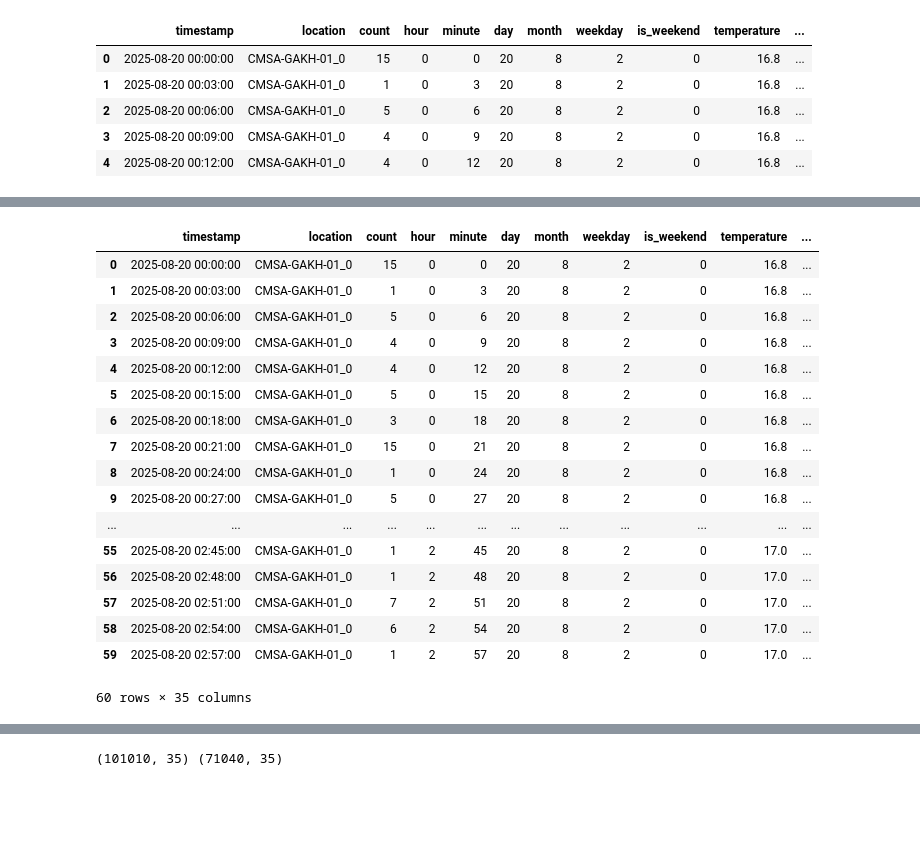
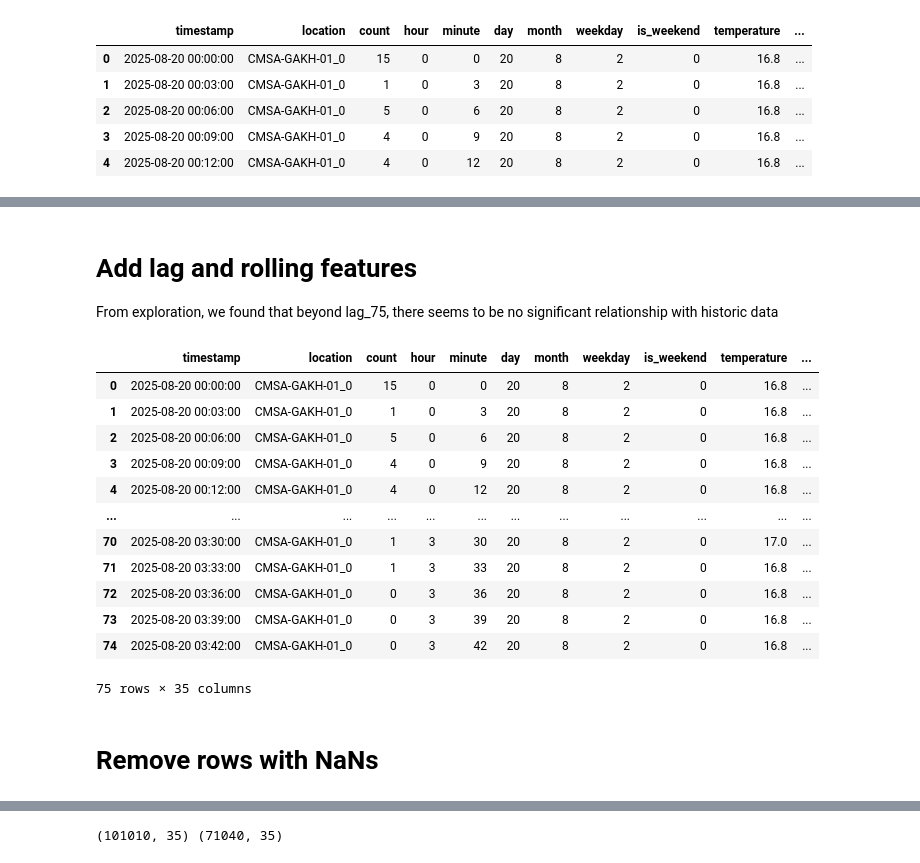
Before and after one commit to Ewan2024/SAIL2025---Group20, a Jupyter notebook: Notebooks/XGB_Model_Training.ipynb, the cells around one changed output, grey strips where cells are left out. Cells and saved outputs as stored; diff of their text form; code cells hidden in the pictures; blank space fills up the shorter version.

```diff
--- a/Notebooks/XGB_Model_Training.ipynb
+++ b/Notebooks/XGB_Model_Training.ipynb
@@ -97,3 +90,6 @@ memory usage: 24.4+ MB
+# %% [markdown]
+# Add lag and rolling features
+From exploration, we found that beyond lag_75, there seems to be no significant relationship with historic data
 # %%
 lags=[1,2,3,5,10,20,30,40,50,60,75]
 rolling_windows=[3,5,10,20,40,60]
@@ -108,24 +104,21 @@ for lag in lags:
 for w in rolling_windows:
     df_long[f'roll_mean_{w}'] = df_long.groupby('location_id')['count'].rolling(w).mean().reset_index(0,drop=True)
 # %%
-df_long.head(60)
+df_long.head(75)
 # %% [output]
 |  | timestamp | location | count | hour | minute | day | month | weekday | is_weekend | temperature | ... |
 | 0 | 2025-08-20 00:00:00 | CMSA-GAKH-01_0 | 15 | 0 | 0 | 20 | 8 | 2 | 0 | 16.8 | ... |
 | 1 | 2025-08-20 00:03:00 | CMSA-GAKH-01_0 | 1 | 0 | 3 | 20 | 8 | 2 | 0 | 16.8 | ... |
 | 2 | 2025-08-20 00:06:00 | CMSA-GAKH-01_0 | 5 | 0 | 6 | 20 | 8 | 2 | 0 | 16.8 | ... |
 | 3 | 2025-08-20 00:09:00 | CMSA-GAKH-01_0 | 4 | 0 | 9 | 20 | 8 | 2 | 0 | 16.8 | ... |
 | 4 | 2025-08-20 00:12:00 | CMSA-GAKH-01_0 | 4 | 0 | 12 | 20 | 8 | 2 | 0 | 16.8 | ... |
-| 5 | 2025-08-20 00:15:00 | CMSA-GAKH-01_0 | 5 | 0 | 15 | 20 | 8 | 2 | 0 | 16.8 | ... |
-| 6 | 2025-08-20 00:18:00 | CMSA-GAKH-01_0 | 3 | 0 | 18 | 20 | 8 | 2 | 0 | 16.8 | ... |
-| 7 | 2025-08-20 00:21:00 | CMSA-GAKH-01_0 | 15 | 0 | 21 | 20 | 8 | 2 | 0 | 16.8 | ... |
-| 8 | 2025-08-20 00:24:00 | CMSA-GAKH-01_0 | 1 | 0 | 24 | 20 | 8 | 2 | 0 | 16.8 | ... |
-| 9 | 2025-08-20 00:27:00 | CMSA-GAKH-01_0 | 5 | 0 | 27 | 20 | 8 | 2 | 0 | 16.8 | ... |
 | ... | ... | ... | ... | ... | ... | ... | ... | ... | ... | ... | ... |
-| 55 | 2025-08-20 02:45:00 | CMSA-GAKH-01_0 | 1 | 2 | 45 | 20 | 8 | 2 | 0 | 17.0 | ... |
-| 56 | 2025-08-20 02:48:00 | CMSA-GAKH-01_0 | 1 | 2 | 48 | 20 | 8 | 2 | 0 | 17.0 | ... |
-| 57 | 2025-08-20 02:51:00 | CMSA-GAKH-01_0 | 7 | 2 | 51 | 20 | 8 | 2 | 0 | 17.0 | ... |
-| 58 | 2025-08-20 02:54:00 | CMSA-GAKH-01_0 | 6 | 2 | 54 | 20 | 8 | 2 | 0 | 17.0 | ... |
-| 59 | 2025-08-20 02:57:00 | CMSA-GAKH-01_0 | 1 | 2 | 57 | 20 | 8 | 2 | 0 | 17.0 | ... |
+| 70 | 2025-08-20 03:30:00 | CMSA-GAKH-01_0 | 1 | 3 | 30 | 20 | 8 | 2 | 0 | 17.0 | ... |
+| 71 | 2025-08-20 03:33:00 | CMSA-GAKH-01_0 | 1 | 3 | 33 | 20 | 8 | 2 | 0 | 16.8 | ... |
+| 72 | 2025-08-20 03:36:00 | CMSA-GAKH-01_0 | 0 | 3 | 36 | 20 | 8 | 2 | 0 | 16.8 | ... |
+| 73 | 2025-08-20 03:39:00 | CMSA-GAKH-01_0 | 0 | 3 | 39 | 20 | 8 | 2 | 0 | 16.8 | ... |
+| 74 | 2025-08-20 03:42:00 | CMSA-GAKH-01_0 | 0 | 3 | 42 | 20 | 8 | 2 | 0 | 16.8 | ... |
-60 rows × 35 columns
+75 rows × 35 columns
+# %% [markdown]
+# Remove rows with NaNs
 # %%
```
Also changed, not shown: parts of 29 cells of this notebook, 2 other files.
